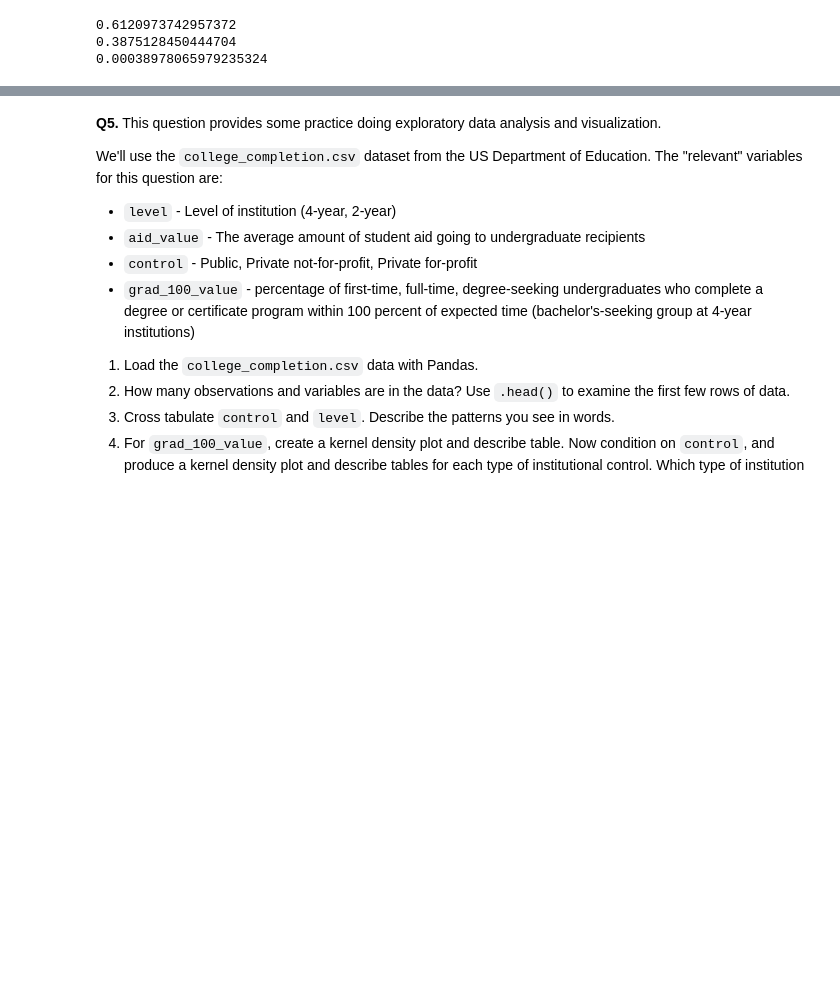
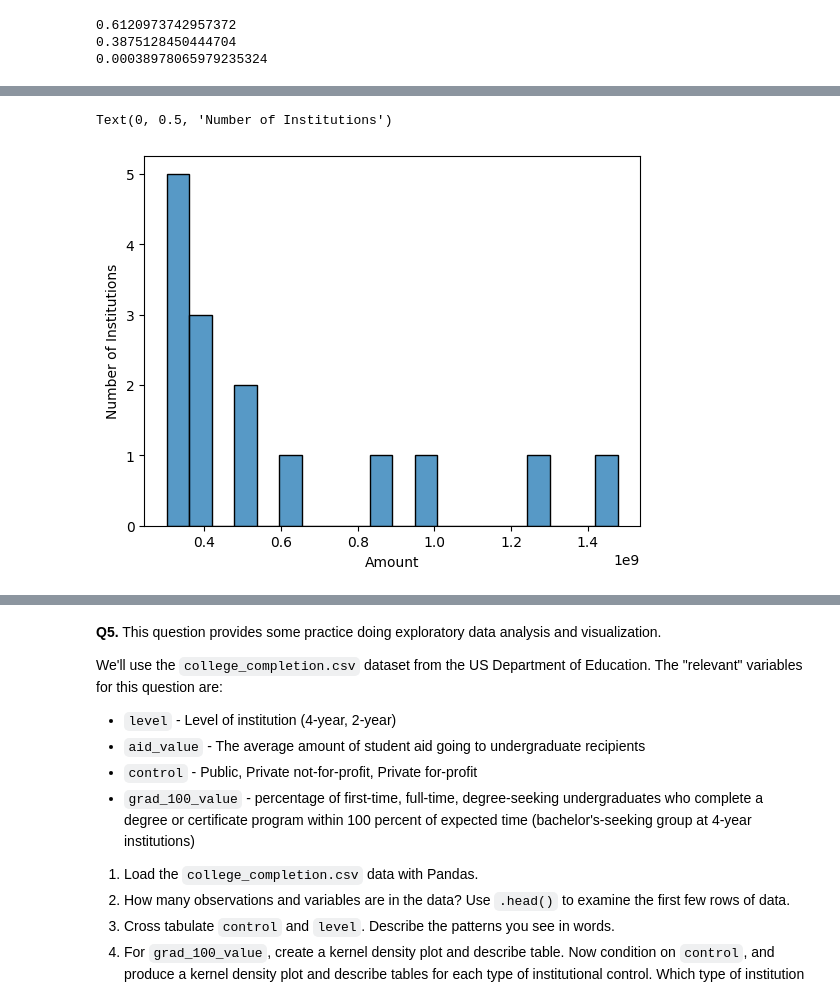
Before and after one commit to SafaaMahbub/undergrad_ml_assignments, a Jupyter notebook: 01_assignment_wrangling_and_eda.ipynb, the cells around one changed output, grey strips where cells are left out. Drawn from its saved outputs; the diff is of its cells as text; code cells hidden in the pictures; blank space fills up the shorter version.

```diff
--- a/01_assignment_wrangling_and_eda.ipynb
+++ b/01_assignment_wrangling_and_eda.ipynb
@@ -323,0 +387,8 @@ print((df['Gift Type'] == 'Real Estate').mean())
+# %%
+top_15_institution = df.groupby('Institution Name')['Foreign Gift Amount'].sum().sort_values(ascending=False).head(15)
+hist = sns.histplot(top_15_institution, bins=20)
+hist.set_xlabel('Amount')
+hist.set_ylabel('Number of Institutions')
+# %% [output]
+Text(0, 0.5, 'Number of Institutions')
+[figure, added]
```
Also changed, not shown: parts of 15 cells of this notebook.
